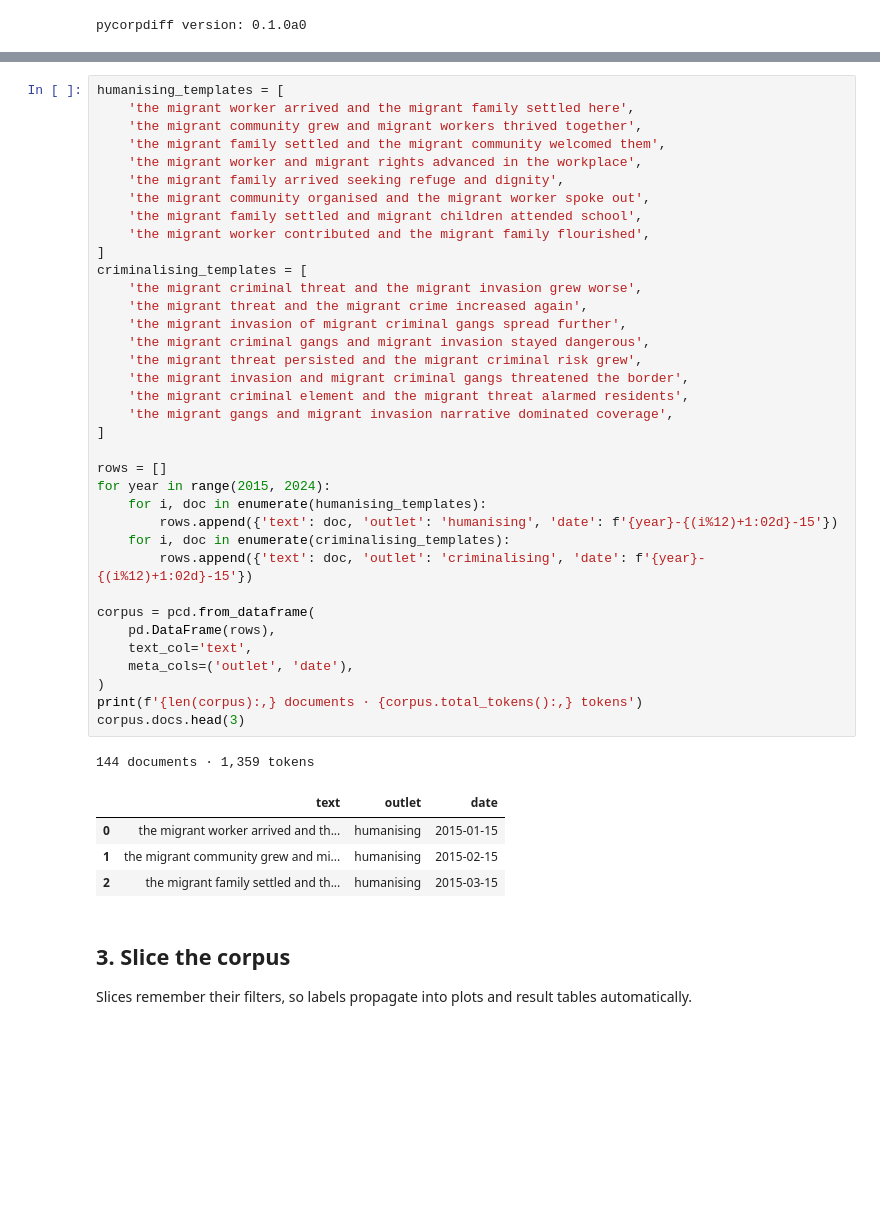
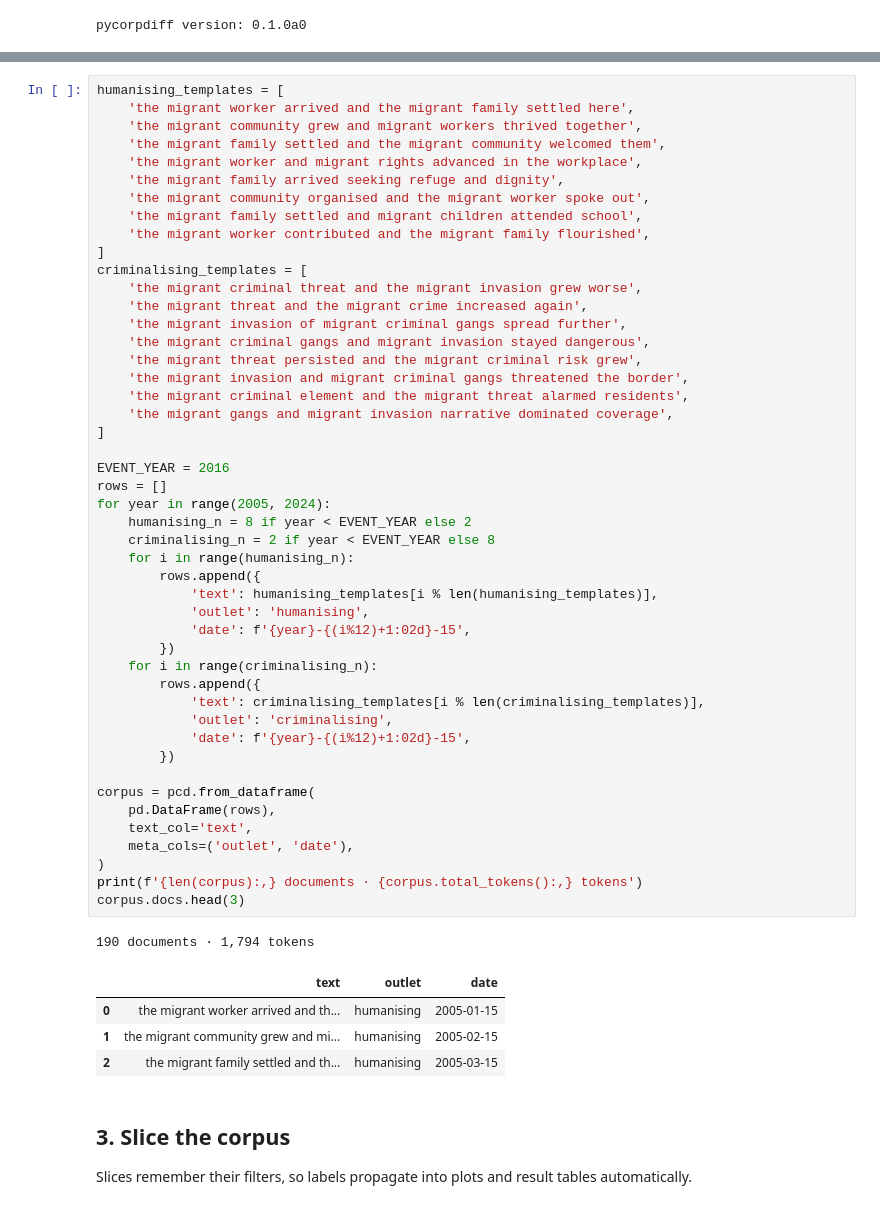
Before and after one commit to jturner-uofl/pycorpdiff, a Jupyter notebook: examples/pycorpdiff_tutorial.ipynb, the cells around one changed output, grey strips where cells are left out. Saved outputs shown, nothing was run; the diff lists cells and outputs as text; blank space fills up the shorter version.

```diff
--- a/examples/pycorpdiff_tutorial.ipynb
+++ b/examples/pycorpdiff_tutorial.ipynb
@@ -30,42 +31,53 @@ humanising_templates = [
     'the migrant community grew and migrant workers thrived together',
     'the migrant family settled and the migrant community welcomed them',
     'the migrant worker and migrant rights advanced in the workplace',
     'the migrant family arrived seeking refuge and dignity',
     'the migrant community organised and the migrant worker spoke out',
     'the migrant family settled and migrant children attended school',
     'the migrant worker contributed and the migrant family flourished',
 ]
 criminalising_templates = [
     'the migrant criminal threat and the migrant invasion grew worse',
     'the migrant threat and the migrant crime increased again',
     'the migrant invasion of migrant criminal gangs spread further',
     'the migrant criminal gangs and migrant invasion stayed dangerous',
     'the migrant threat persisted and the migrant criminal risk grew',
     'the migrant invasion and migrant criminal gangs threatened the border',
     'the migrant criminal element and the migrant threat alarmed residents',
     'the migrant gangs and migrant invasion narrative dominated coverage',
 ]
 
+EVENT_YEAR = 2016
 rows = []
-for year in range(2015, 2024):
-    for i, doc in enumerate(humanising_templates):
-        rows.append({'text': doc, 'outlet': 'humanising', 'date': f'{year}-{(i%12)+1:02d}-15'})
-    for i, doc in enumerate(criminalising_templates):
-        rows.append({'text': doc, 'outlet': 'criminalising', 'date': f'{year}-{(i%12)+1:02d}-15'})
+for year in range(2005, 2024):
+    humanising_n = 8 if year < EVENT_YEAR else 2
+    criminalising_n = 2 if year < EVENT_YEAR else 8
+    for i in range(humanising_n):
+        rows.append({
+            'text': humanising_templates[i % len(humanising_templates)],
+            'outlet': 'humanising',
+            'date': f'{year}-{(i%12)+1:02d}-15',
+        })
+    for i in range(criminalising_n):
+        rows.append({
+            'text': criminalising_templates[i % len(criminalising_templates)],
+            'outlet': 'criminalising',
+            'date': f'{year}-{(i%12)+1:02d}-15',
+        })
 
 corpus = pcd.from_dataframe(
     pd.DataFrame(rows),
     text_col='text',
     meta_cols=('outlet', 'date'),
 )
 print(f'{len(corpus):,} documents · {corpus.total_tokens():,} tokens')
 corpus.docs.head(3)
 # %% [output]
-144 documents · 1,359 tokens
+190 documents · 1,794 tokens
 |  | text | outlet | date |
-| 0 | the migrant worker arrived and th... | humanising | 2015-01-15 |
-| 1 | the migrant community grew and mi... | humanising | 2015-02-15 |
-| 2 | the migrant family settled and th... | humanising | 2015-03-15 |
+| 0 | the migrant worker arrived and th... | humanising | 2005-01-15 |
+| 1 | the migrant community grew and mi... | humanising | 2005-02-15 |
+| 2 | the migrant family settled and th... | humanising | 2005-03-15 |
 # %% [markdown]
 ## 3. Slice the corpus
 
```
Also changed, not shown: parts of 23 cells of this notebook, 1 other file.
